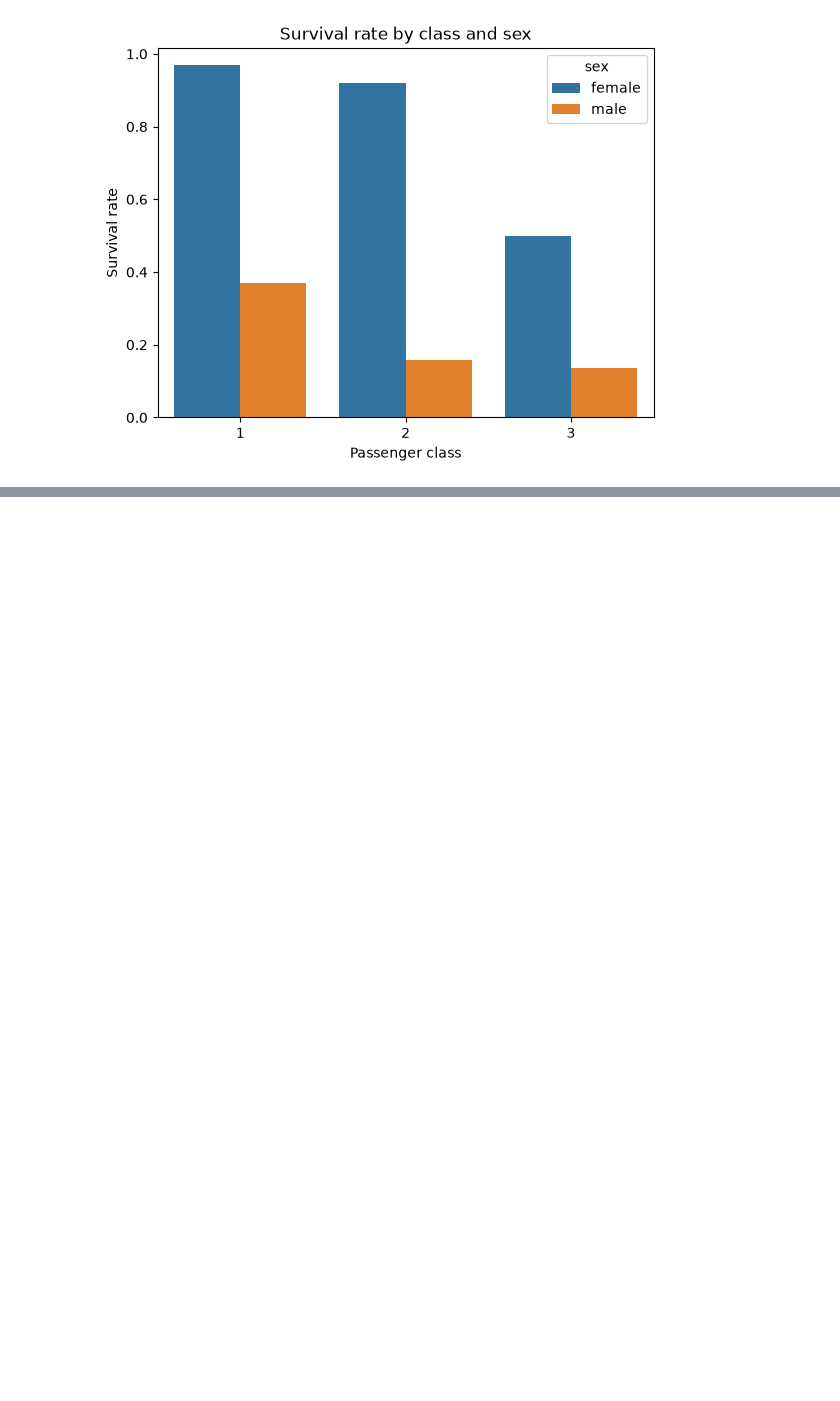
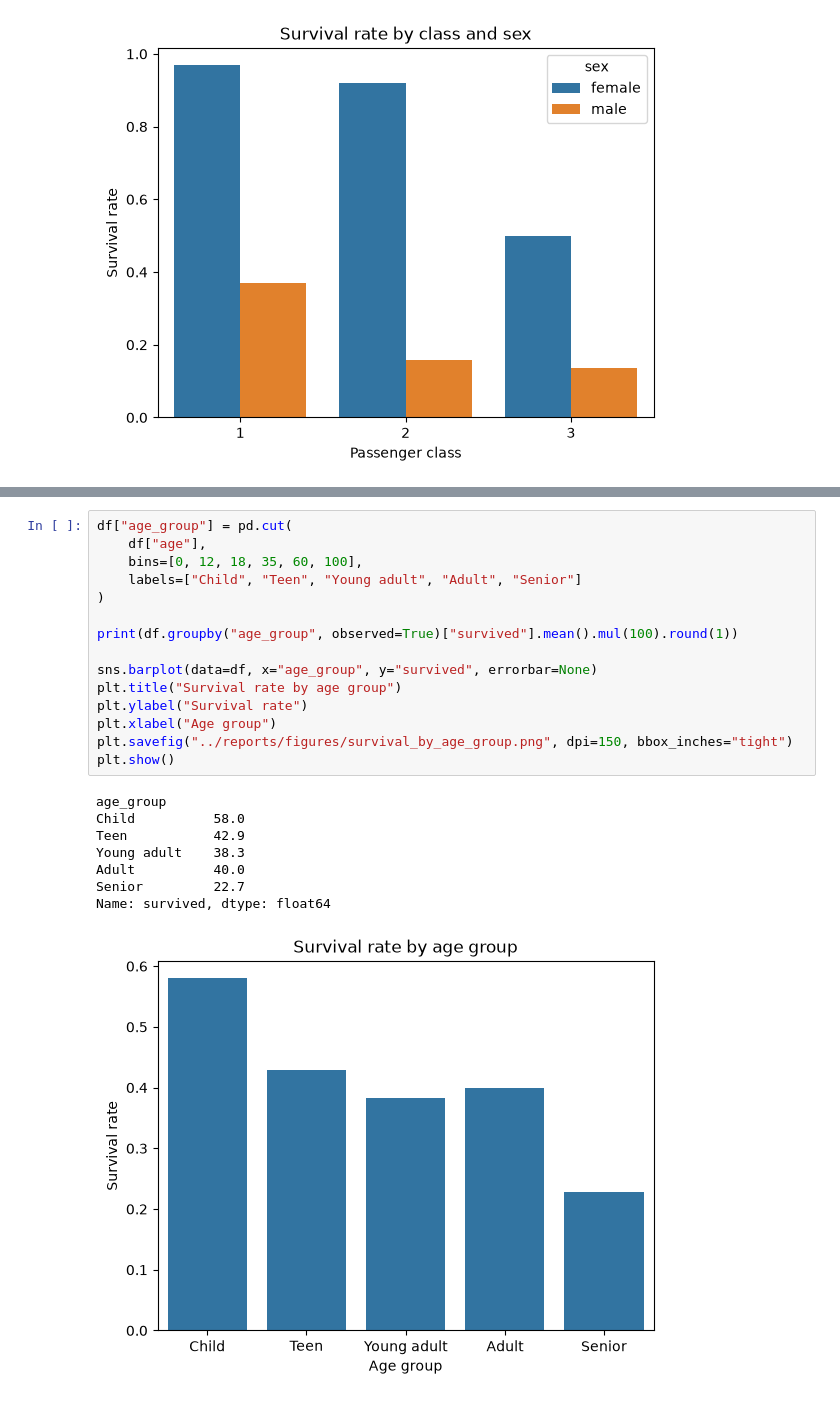
Before and after one commit to Juazzo/titanic-analysis, a Jupyter notebook: notebooks/01_titanic_analysis.ipynb, the cells around one changed output, grey strips where cells are left out. Cells and saved outputs as stored; diff of their text form; blank space fills up the shorter version.

```diff
--- a/notebooks/01_titanic_analysis.ipynb
+++ b/notebooks/01_titanic_analysis.ipynb
@@ -110,0 +120,24 @@ Name: survived, dtype: float64
+# %%
+df["age_group"] = pd.cut(
+    df["age"],
+    bins=[0, 12, 18, 35, 60, 100],
+    labels=["Child", "Teen", "Young adult", "Adult", "Senior"]
+)
+
+print(df.groupby("age_group", observed=True)["survived"].mean().mul(100).round(1))
+
+sns.barplot(data=df, x="age_group", y="survived", errorbar=None)
+plt.title("Survival rate by age group")
+plt.ylabel("Survival rate")
+plt.xlabel("Age group")
+plt.savefig("../reports/figures/survival_by_age_group.png", dpi=150, bbox_inches="tight")
+plt.show()
+# %% [output]
+age_group
+Child          58.0
+Teen           42.9
+Young adult    38.3
+Adult          40.0
+Senior         22.7
+Name: survived, dtype: float64
+[figure, added]
```
Also changed, not shown: parts of 1 cell of this notebook, 3 other files.
